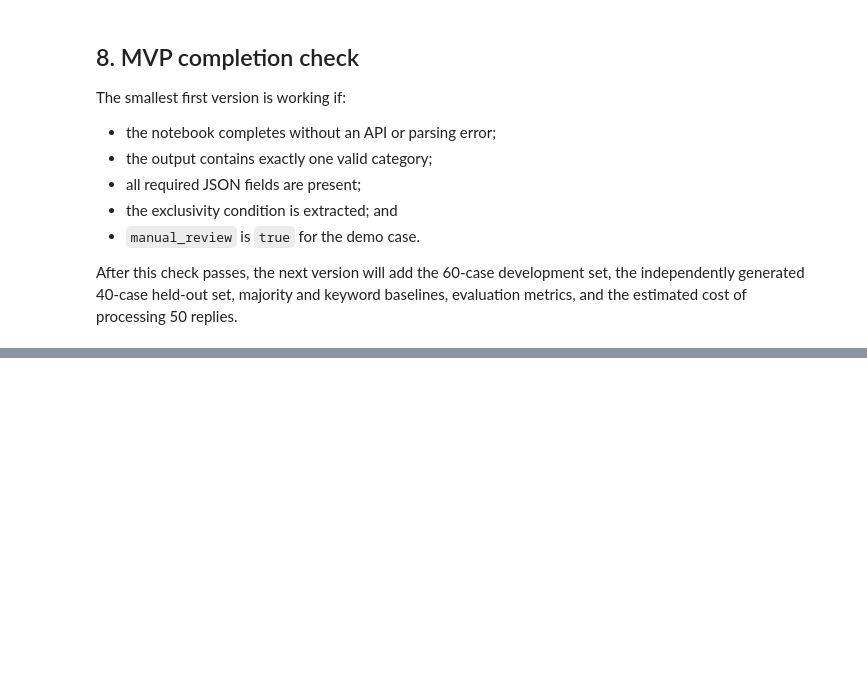
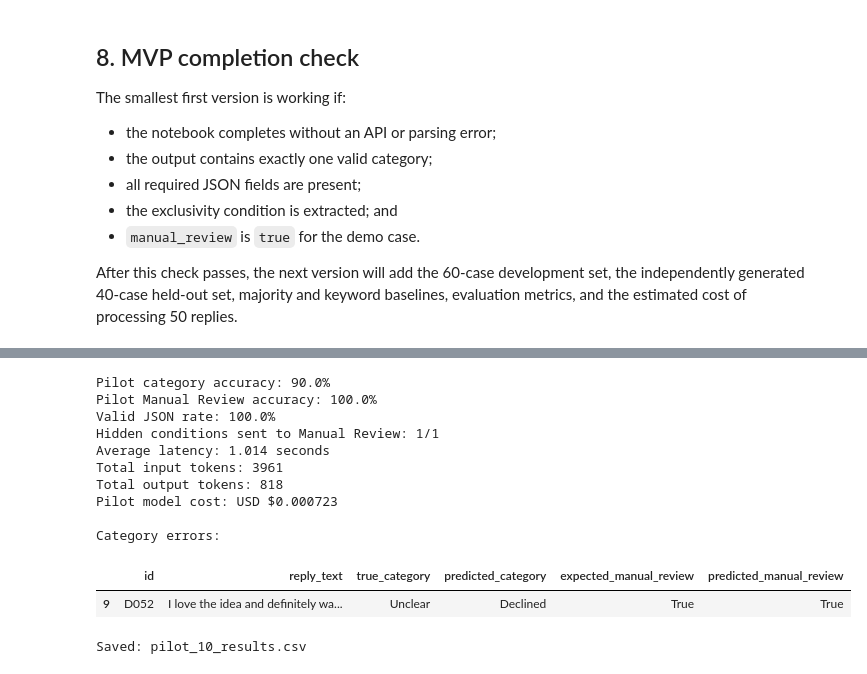
Before and after one commit to usmin1004/PE6201_END-OF-COURSE-PROJECT-, a Jupyter notebook: PE6201_Influencer_Reply_Triage_MVP.ipynb, the cells around one changed output, grey strips where cells are left out. Saved outputs shown, nothing was run; the diff lists cells and outputs as text; code cells hidden in the pictures; blank space fills up the shorter version.

```diff
--- a/PE6201_Influencer_Reply_Triage_MVP.ipynb
+++ b/PE6201_Influencer_Reply_Triage_MVP.ipynb
@@ -217,7 +217,9 @@ def classify_reply(reply_text):
 
     latency_seconds = time.perf_counter() - start
     raw_text = response.choices[0].message.content
-    result = validate_and_guard(parse_json(raw_text))
+    parsed_json = parse_json(raw_text)
+    valid_json = isinstance(parsed_json, dict)
+    result = validate_and_guard(parsed_json)
 
     usage = getattr(response, "usage", None)
     input_tokens = getattr(usage, "prompt_tokens", 0) if usage else 0
@@ -234,6 +236,7 @@ def classify_reply(reply_text):
         "output_tokens": output_tokens,
         "latency_seconds": round(latency_seconds, 3),
         "estimated_cost_usd": round(estimated_cost_usd, 8),
+        "valid_json": valid_json,
     }
 
     return result, metadata
@@ -289,0 +681,52 @@ After this check passes, the next version will add the 60-case development set,
+# %%
+if pilot_results is None:
+    print("Run Section 16 with RUN_PILOT = True first.")
+else:
+    pilot_category_accuracy = accuracy_score(
+        pilot_results["true_category"],
+        pilot_results["predicted_category"],
+    )
+    pilot_manual_accuracy = accuracy_score(
+        pilot_results["expected_manual_review"],
+        pilot_results["predicted_manual_review"],
+    )
+    valid_json_rate = pilot_results["valid_json"].mean()
+    hidden_cases = pilot_results[pilot_results["has_hidden_condition"]]
+    hidden_review_count = int(hidden_cases["predicted_manual_review"].sum())
+
+    print(f"Pilot category accuracy: {pilot_category_accuracy:.1%}")
+    print(f"Pilot Manual Review accuracy: {pilot_manual_accuracy:.1%}")
+    print(f"Valid JSON rate: {valid_json_rate:.1%}")
+    print(f"Hidden conditions sent to Manual Review: {hidden_review_count}/{len(hidden_cases)}")
+    print(f"Average latency: {pilot_results['latency_seconds'].mean():.3f} seconds")
+    print(f"Total input tokens: {int(pilot_results['input_tokens'].sum())}")
+    print(f"Total output tokens: {int(pilot_results['output_tokens'].sum())}")
+    print(f"Pilot model cost: USD ${pilot_results['estimated_cost_usd'].sum():.6f}")
+
+    pilot_results["category_correct"] = (
+        pilot_results["predicted_category"] == pilot_results["true_category"]
+    )
+
+    print("\nCategory errors:")
+    display(pilot_results.loc[
+        ~pilot_results["category_correct"],
+        ["id", "reply_text", "true_category", "predicted_category",
+         "expected_manual_review", "predicted_manual_review"]
+    ])
+
+    pilot_results.to_csv("pilot_10_results.csv", index=False)
+    print("\nSaved: pilot_10_results.csv")
+# %% [output]
+Pilot category accuracy: 90.0%
+Pilot Manual Review accuracy: 100.0%
+Valid JSON rate: 100.0%
+Hidden conditions sent to Manual Review: 1/1
+Average latency: 1.014 seconds
+Total input tokens: 3961
+Total output tokens: 818
+Pilot model cost: USD $0.000723
+
+Category errors:
+|  | id | reply_text | true_category | predicted_category | expected_manual_review | predicted_manual_review |
+| 9 | D052 | I love the idea and definitely wa... | Unclear | Declined | True | True |
+Saved: pilot_10_results.csv
```
Also changed, not shown: parts of 24 cells of this notebook, 1 other file.
